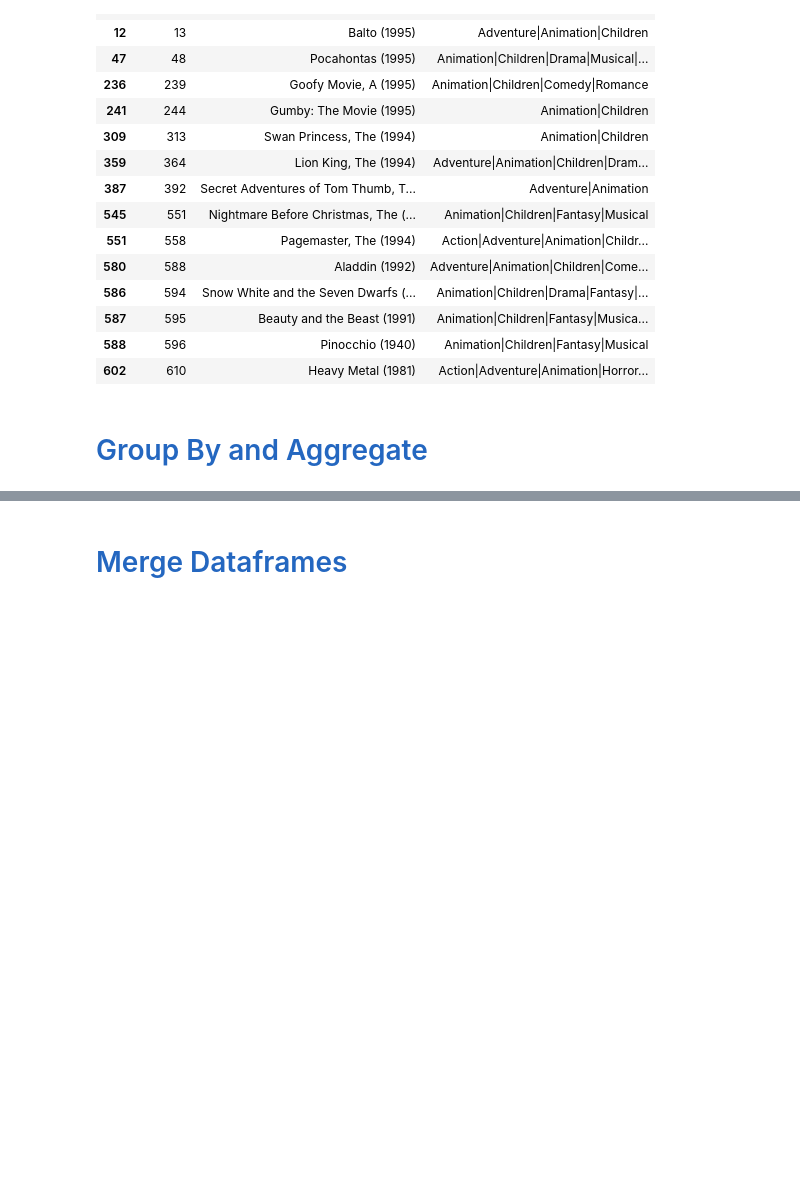
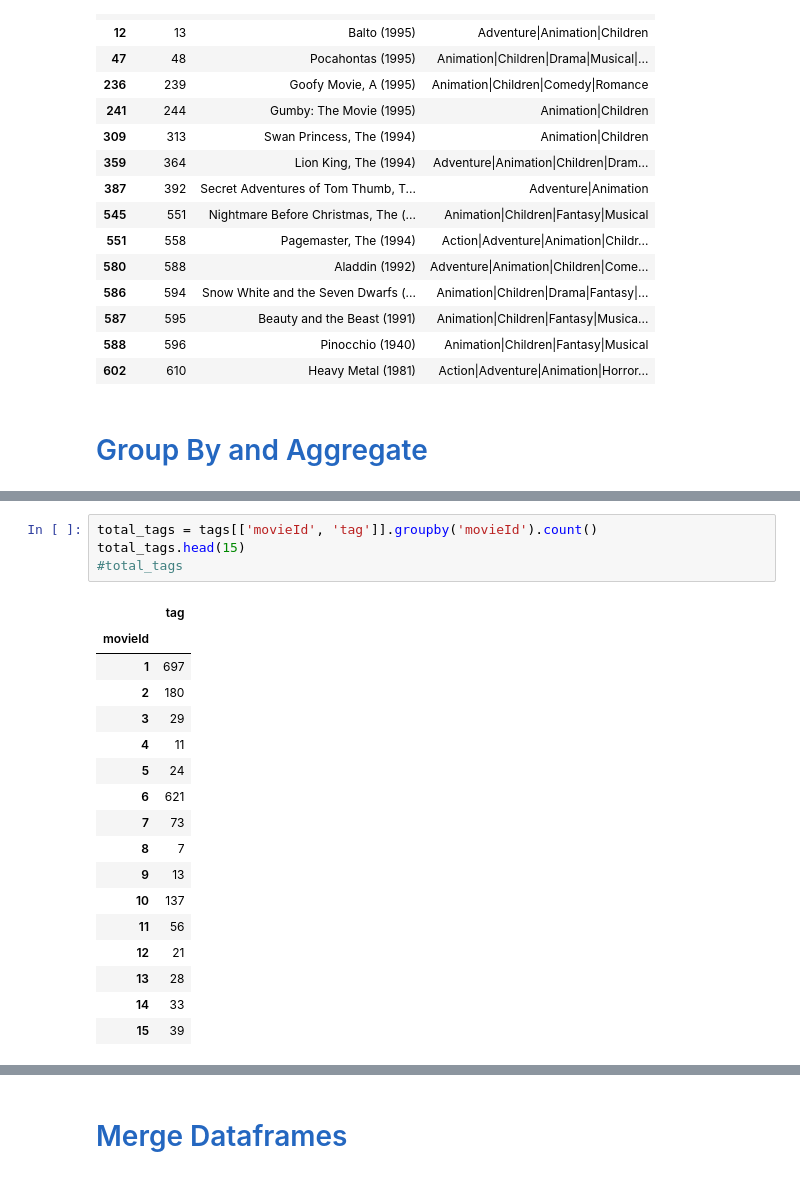
Before and after one commit to srujaan/Data-Science, a Jupyter notebook: week-4/Introduction to Pandas.ipynb, the cells around one changed output, grey strips where cells are left out. Drawn from its saved outputs; the diff is of its cells as text; blank space fills up the shorter version.

```diff
--- a/week-4/Introduction to Pandas.ipynb
+++ b/week-4/Introduction to Pandas.ipynb
@@ -759,0 +810,22 @@ ratings_count
+# %%
+total_tags = tags[['movieId', 'tag']].groupby('movieId').count()
+total_tags.head(15)
+#total_tags
+# %% [output]
+|  | tag |
+| movieId |  |
+| 1 | 697 |
+| 2 | 180 |
+| 3 | 29 |
+| 4 | 11 |
+| 5 | 24 |
+| 6 | 621 |
+| 7 | 73 |
+| 8 | 7 |
+| 9 | 13 |
+| 10 | 137 |
+| 11 | 56 |
+| 12 | 21 |
+| 13 | 28 |
+| 14 | 33 |
+| 15 | 39 |
```
Also changed, not shown: parts of 17 cells of this notebook.
